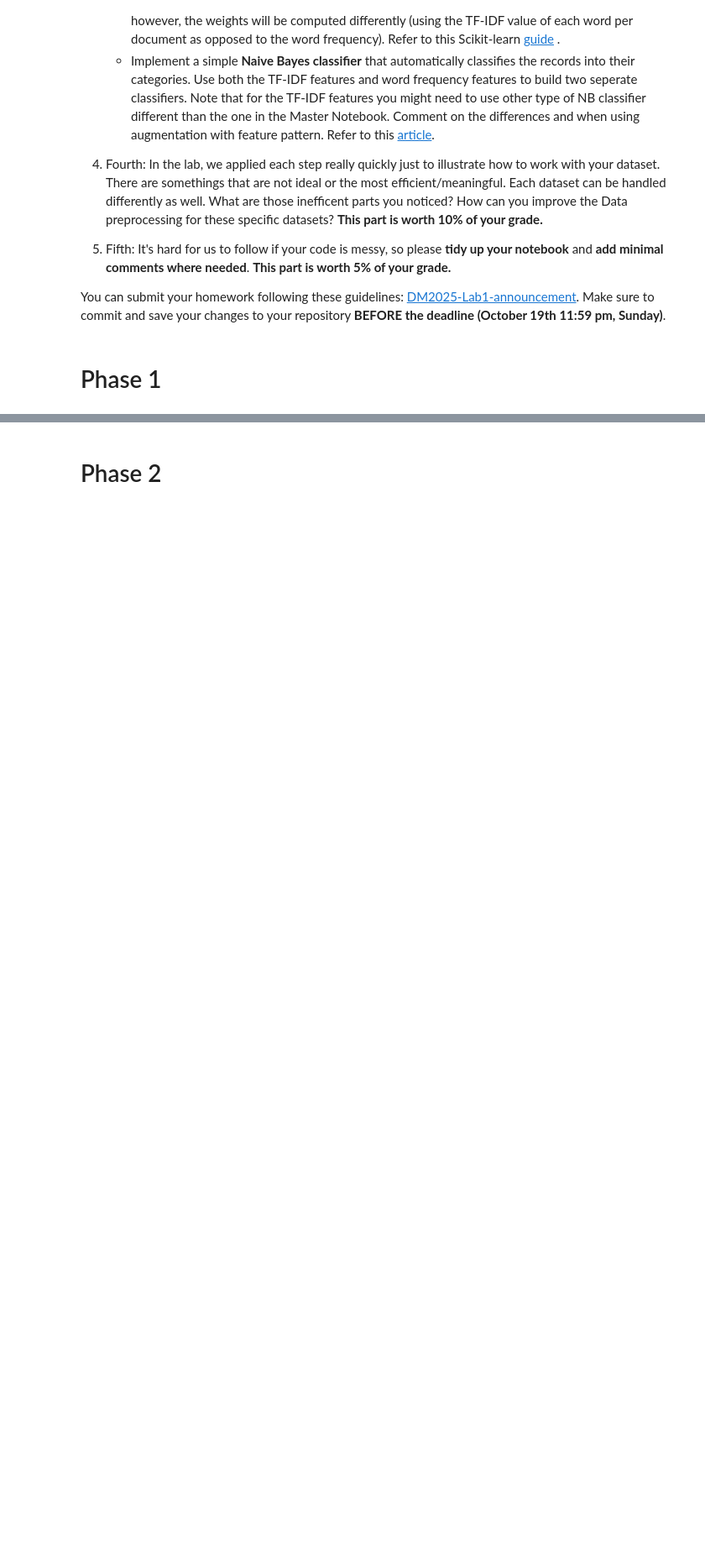
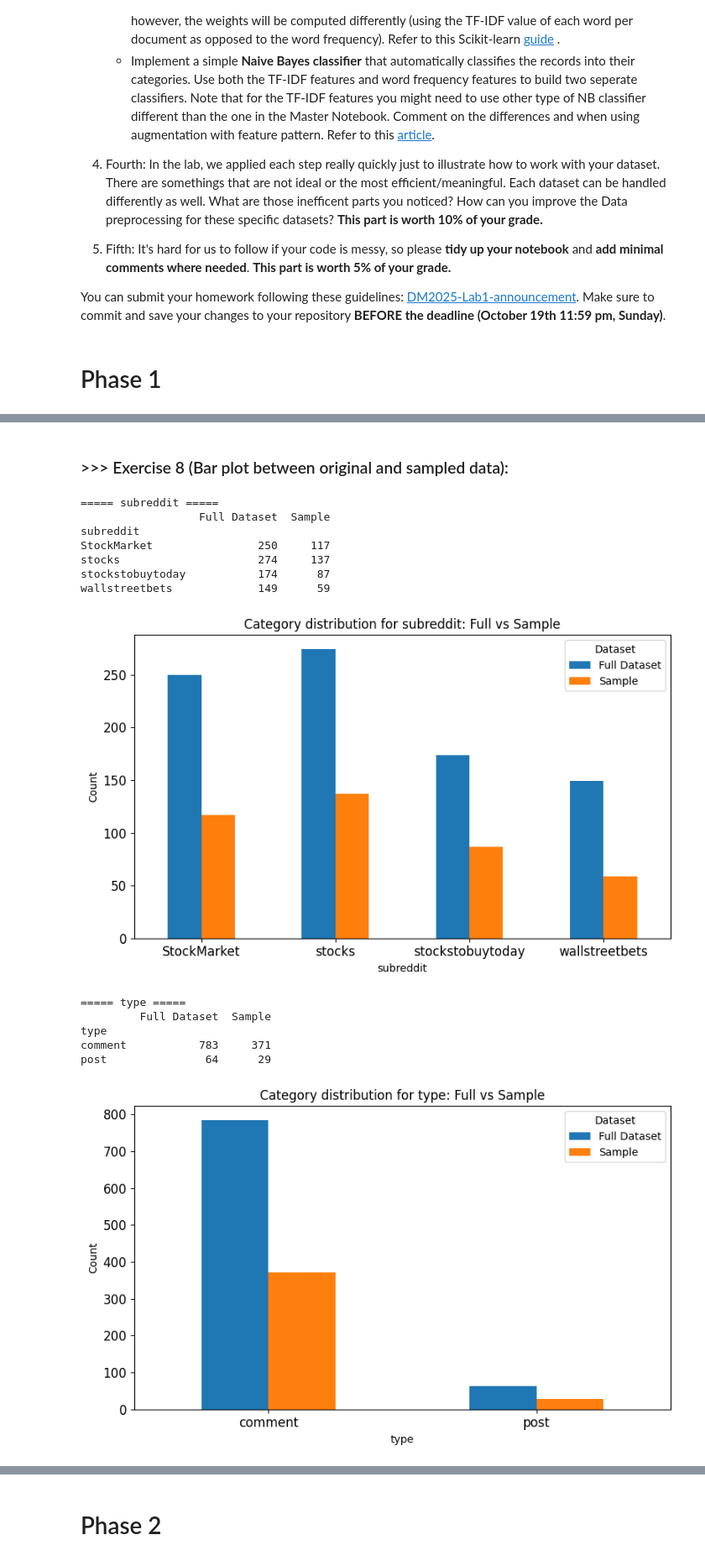
Before and after one commit to huang-chen-wei/DM2025-Lab1-Exercise, a Jupyter notebook: DM2025-Lab1-Homework.ipynb, the cells around one changed output, grey strips where cells are left out. Shown at 84% size. Saved outputs shown, nothing was run; the diff lists cells and outputs as text; code cells hidden in the pictures; blank space fills up the shorter version.

```diff
--- a/DM2025-Lab1-Homework.ipynb
+++ b/DM2025-Lab1-Homework.ipynb
@@ -62,0 +302,49 @@ You can submit your homework following these guidelines: [DM2025-Lab1-announceme
+# %% [markdown]
+### >>> Exercise 8 (Bar plot between original and sampled data):
+# %%
+import matplotlib.pyplot as plt
+
+# List of variables you want to compare
+vars_to_plot = ["subreddit", "type", "sentiment", "label"]
+
+for var in vars_to_plot:
+    counts_full = X[var].value_counts().sort_index()
+    counts_sample = X_sample[var].value_counts().sort_index()
+
+    df_compare = pd.DataFrame({
+        "Full Dataset": counts_full,
+        "Sample": counts_sample
+    }).fillna(0)   # fill missing categories with 0
+
+    print(f"\n===== {var} =====")
+    print(df_compare)
+
+    # Plot grouped barplot
+    ax = df_compare.plot(
+        kind="bar",
+        title=f'Category distribution for {var}: Full vs Sample',
+        ylabel='Count',
+        xlabel=var,
+        rot=0,
+        fontsize=12,
+        figsize=(8, 5)
+    )
+
+    plt.legend(title="Dataset")
+    plt.tight_layout()
+    plt.show()
+# %% [output]
+===== subreddit =====
+                  Full Dataset  Sample
+subreddit
+StockMarket                250     117
+stocks                     274     137
+stockstobuytoday           174      87
+wallstreetbets             149      59
+[figure, added]
+===== type =====
+         Full Dataset  Sample
+type
+comment           783     371
+post               64      29
+[figure, added]
```
Also changed, not shown: parts of 67 cells of this notebook, 4 other files.
